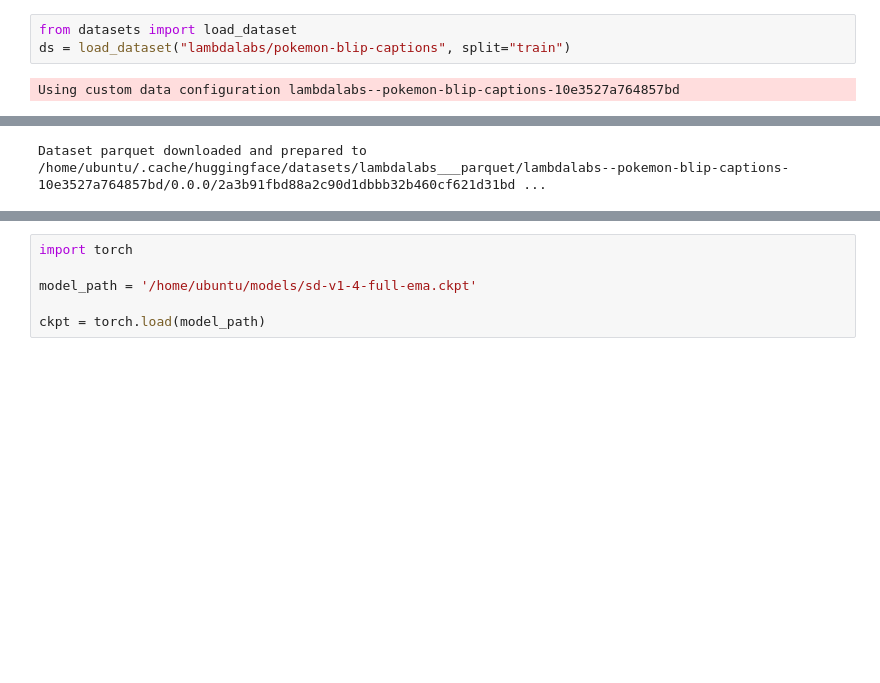
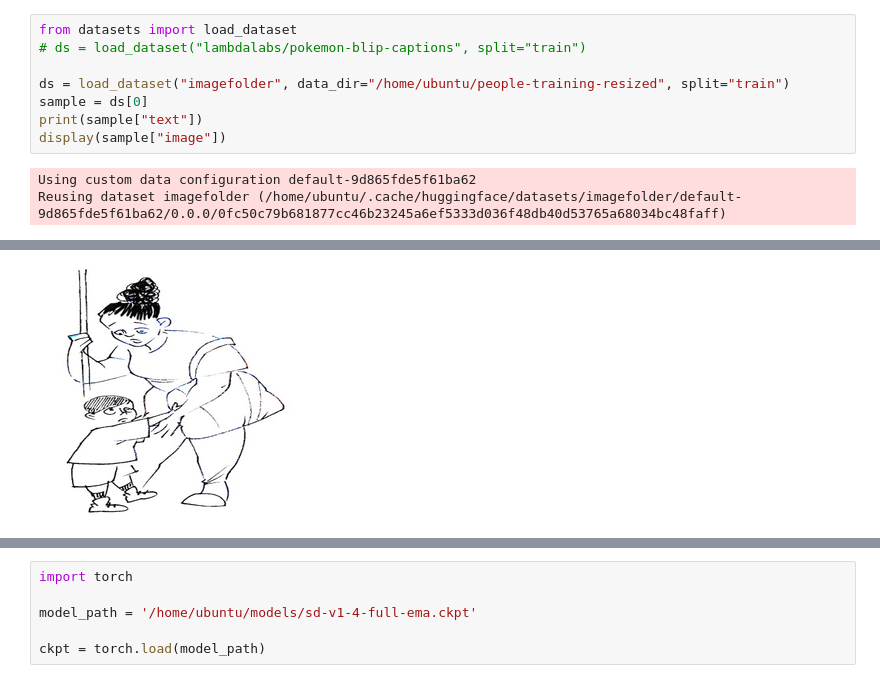
Before and after one commit to youngtai/stable-diffusion, a Jupyter notebook: fine-tune.ipynb, the cells around one changed output, grey strips where cells are left out. Cells and saved outputs as stored; diff of their text form; blank space fills up the shorter version.

Commit message:
Changes to train on a local dataset

```diff
--- a/fine-tune.ipynb
+++ b/fine-tune.ipynb
@@ -1,5 +23,11 @@
 # %%
 from datasets import load_dataset
-ds = load_dataset("lambdalabs/pokemon-blip-captions", split="train")
+# ds = load_dataset("lambdalabs/pokemon-blip-captions", split="train")
+
+ds = load_dataset("imagefolder", data_dir="/home/ubuntu/people-training-resized", split="train")
+sample = ds[0]
+print(sample["text"])
+display(sample["image"])
 # %% [output]
-Using custom data configuration lambdalabs--pokemon-blip-captions-10e3527a764857bd
+Using custom data configuration default-9d865fde5f61ba62
+Reusing dataset imagefolder (/home/ubuntu/.cache/huggingface/datasets/imagefolder/default-9d865fde5f61ba62/0.0.0/0fc50c79b681877cc46b23245a6ef5333d036f48db40d53765a68034bc48faff)
@@ -7 +36 @@ Downloading and preparing dataset imagefolder/pokemon (download: 95.05 MiB, gene
-Dataset parquet downloaded and prepared to /home/ubuntu/.cache/huggingface/datasets/lambdalabs___parquet/lambdalabs--pokemon-blip-captions-10e3527a764857bd/0.0.0/2a3b91fbd88a2c90d1dbbb32b460cf621d31bd ...
+[figure, added]
```
Also changed, not shown: parts of 4 cells of this notebook, 3 other files.
